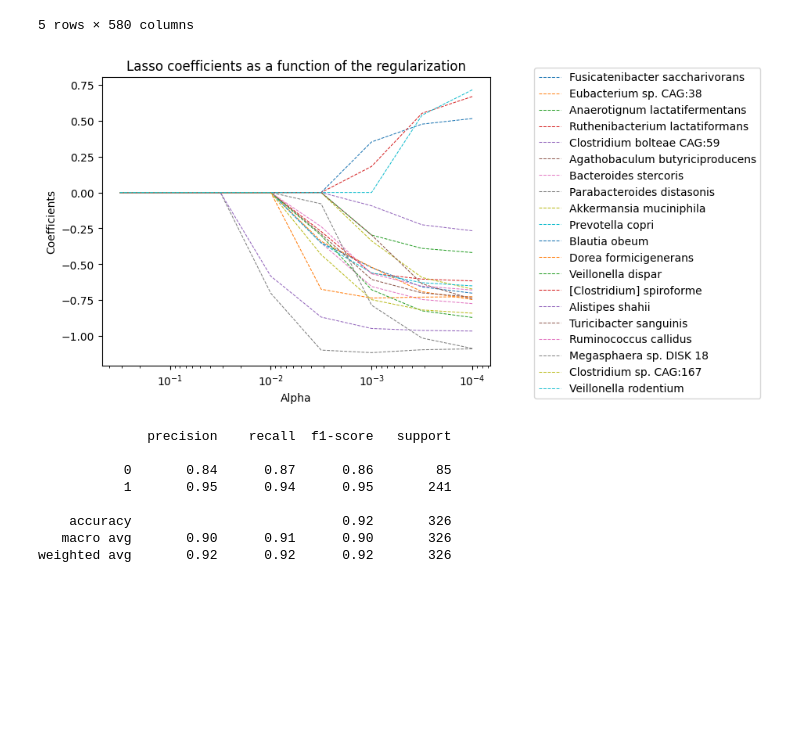
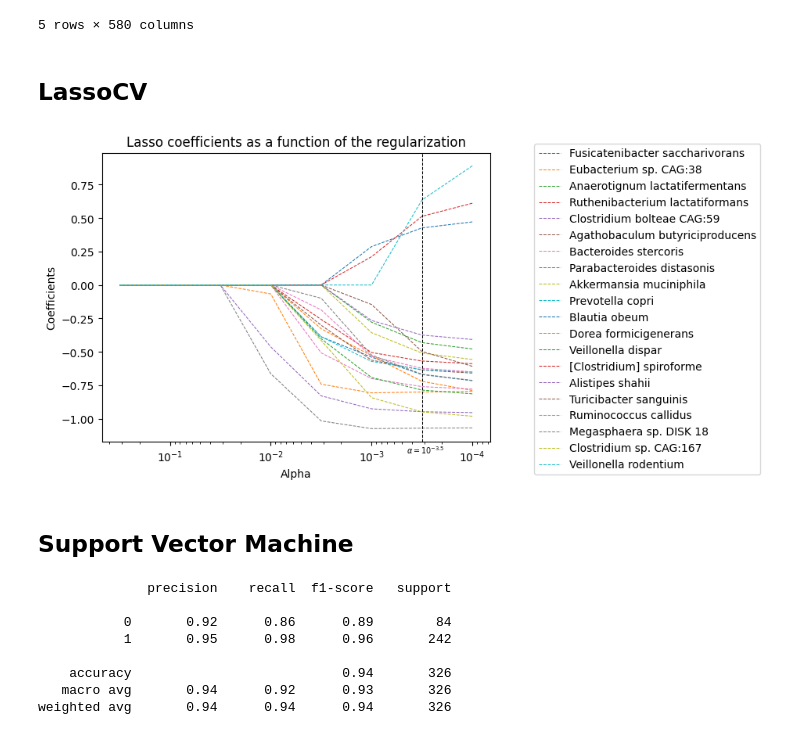
Before and after one commit to wvirany/microbiome, a Jupyter notebook: rel_abundance.ipynb, the cells around one changed output. Cells and saved outputs as stored; diff of their text form; code cells hidden in the pictures; blank space fills up the shorter version.

Commit message:
Implemented GridSearchCV() on SVM classifiers with linear and radial kernels

```diff
--- a/rel_abundance.ipynb
+++ b/rel_abundance.ipynb
@@ -86,15 +91,16 @@ data = pd.concat([ibd_normalized, healthy_normalized]).sample(frac=1).set_index(
+# %% [markdown]
+## LassoCV
 # %%
-X = data.drop('IBD', axis=1).fillna(0)
-y = data['IBD']
-
 alphas = [10**(x) for x in np.arange(-4, 0, step=.5)]
 
-lasso = LassoCV(cv = 5, alphas=alphas).fit(X, y)
+lassoCV = LassoCV(cv = 5,
+                alphas=alphas,
+                random_state=42).fit(X, y)
 # %%
 for i in range(559):
-  idx = np.argmin(np.abs(lasso.coef_))
+  idx = np.argmin(np.abs(lassoCV.coef_))
   X = X.drop(X.columns[idx], axis=1)
-  lasso.coef_ = np.delete(lasso.coef_, idx)
+  lassoCV.coef_ = np.delete(lassoCV.coef_, idx)
 
 X_train, X_test, y_train, y_test = train_test_split(X, y, test_size=.2, random_state=1)
 # %%
@@ -107,15 +113,18 @@ for a in alphas:
 # %%
 fig = plt.figure()
 ax = plt.subplot(111)
+trans = ax.get_xaxis_transform()
 
 ax.plot(alphas, coefs, ls='dashed', lw=.75)
 ax.set_xscale("log")
 ax.set_xlim(ax.get_xlim()[::-1])  # reverse axis
+plt.axvline(lassoCV.alpha_, lw=.75, ls='dashed', c='black')
+plt.text(x=10**-3.35, y=-.04, s='$\\alpha = 10^{-3.5}$', fontsize='x-small', transform=trans)
 plt.xlabel("Alpha")
 plt.ylabel("Coefficients")
 plt.title("Lasso coefficients as a function of the regularization")
 plt.axis("tight")
 ax.legend(X.columns, bbox_to_anchor=(1.1, 1.05))
 plt.show()
 # %% [output]
-[figure, old version]
+[figure, new version]
@@ -123,0 +131,2 @@ C = [2.0**(x) for x in np.arange(-5, 16)]
+# %% [markdown]
+## Support Vector Machine
@@ -124,14 +146,13 @@ C = [2.0**(x) for x in np.arange(-5, 16)]
 # %%
-clf = SVC().fit(X_train, y_train)
-y_pred = clf.predict(X_test)
+linear_pred = svm_linear.predict(X_test)
 
-print(classification_report(y_test, y_pred))
+print(classification_report(y_test, linear_pred))
 # %% [output]
               precision    recall  f1-score   support
 
-           0       0.84      0.87      0.86        85
-           1       0.95      0.94      0.95       241
+           0       0.92      0.86      0.89        84
+           1       0.95      0.98      0.96       242
 
-    accuracy                           0.92       326
-   macro avg       0.90      0.91      0.90       326
-weighted avg       0.92      0.92      0.92       326
+    accuracy                           0.94       326
+   macro avg       0.94      0.92      0.93       326
+weighted avg       0.94      0.94      0.94       326
```
Also changed, not shown: parts of 9 cells of this notebook.
